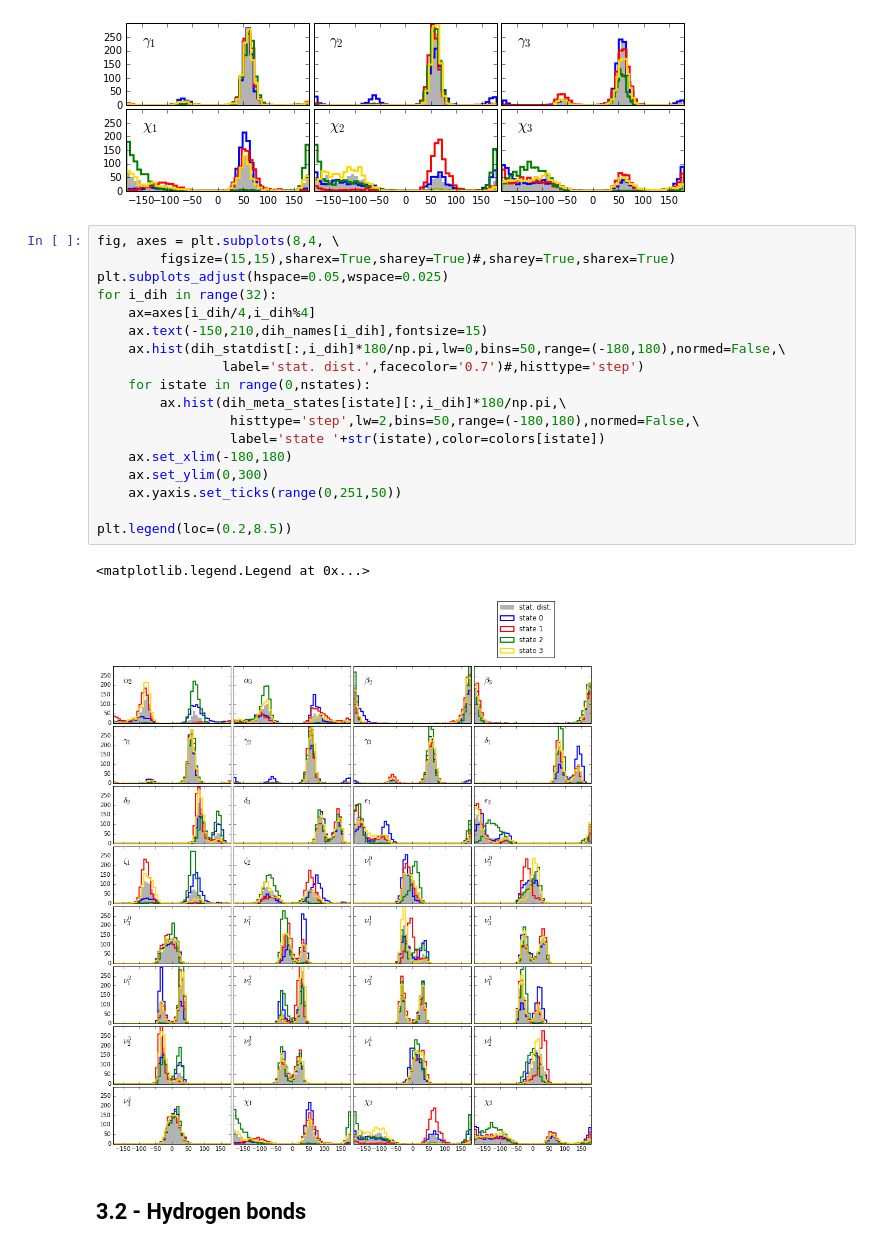
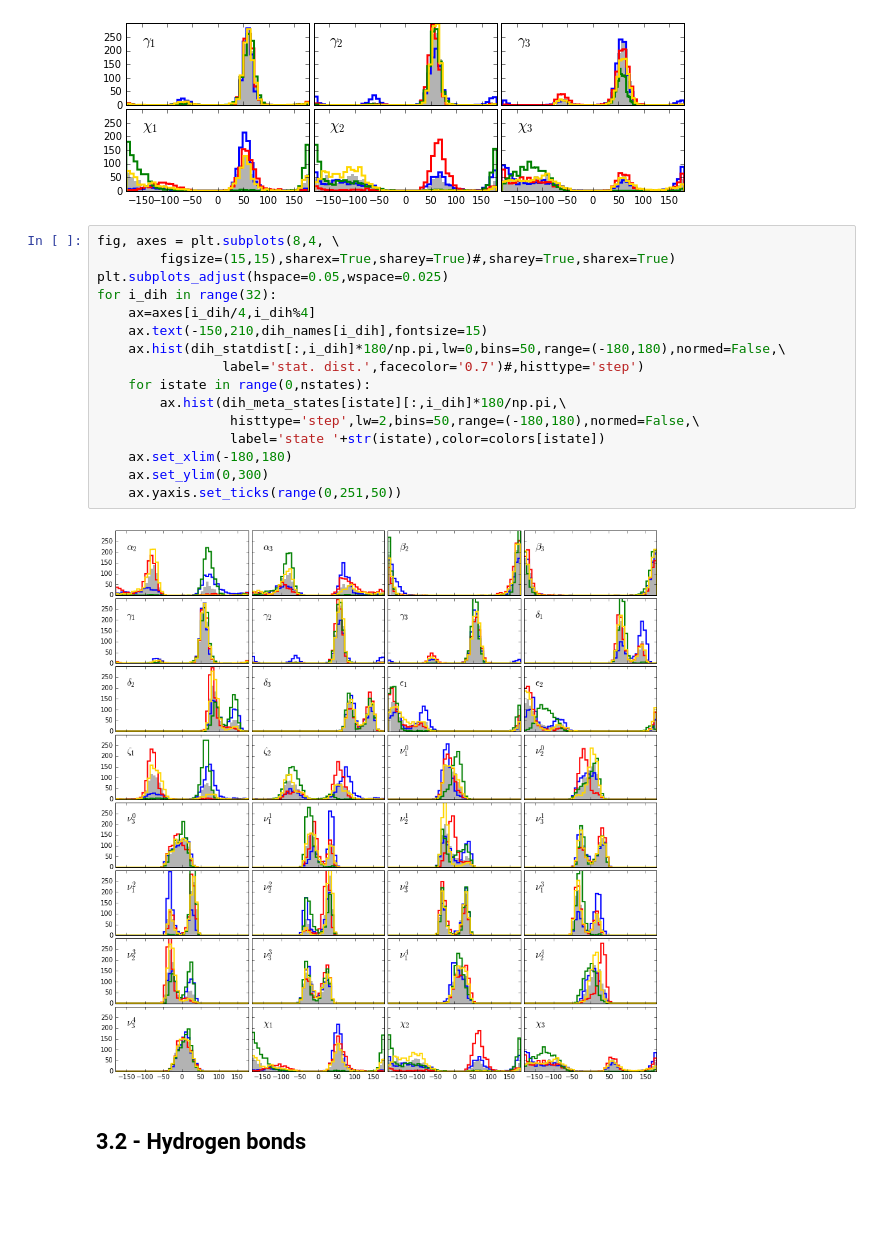
Before and after one commit to srnas/oligonucleotides-kinetics, a Jupyter notebook: trinucleotide.ipynb, the cells around one changed output. Cells and saved outputs as stored; diff of their text form; blank space fills up the shorter version.

```diff
--- a/trinucleotide.ipynb
+++ b/trinucleotide.ipynb
@@ -488,24 +488,21 @@ for i_dih in[29,30,31]:
 # %%
 fig, axes = plt.subplots(8,4, \
         figsize=(15,15),sharex=True,sharey=True)#,sharey=True,sharex=True)
 plt.subplots_adjust(hspace=0.05,wspace=0.025)
 for i_dih in range(32):
     ax=axes[i_dih/4,i_dih%4]
     ax.text(-150,210,dih_names[i_dih],fontsize=15)
     ax.hist(dih_statdist[:,i_dih]*180/np.pi,lw=0,bins=50,range=(-180,180),normed=False,\
                 label='stat. dist.',facecolor='0.7')#,histtype='step')
     for istate in range(0,nstates):
         ax.hist(dih_meta_states[istate][:,i_dih]*180/np.pi,\
                  histtype='step',lw=2,bins=50,range=(-180,180),normed=False,\
                  label='state '+str(istate),color=colors[istate])
     ax.set_xlim(-180,180)
     ax.set_ylim(0,300)
     ax.yaxis.set_ticks(range(0,251,50))
-
-plt.legend(loc=(0.2,8.5))
 # %% [output]
-<matplotlib.legend.Legend at 0x...>
-[figure, old version]
+[figure, new version]
 # %% [markdown]
 ## 3.2 - Hydrogen bonds
 # %%
```
Also changed, not shown: parts of 8 cells of this notebook, 1 other file.
